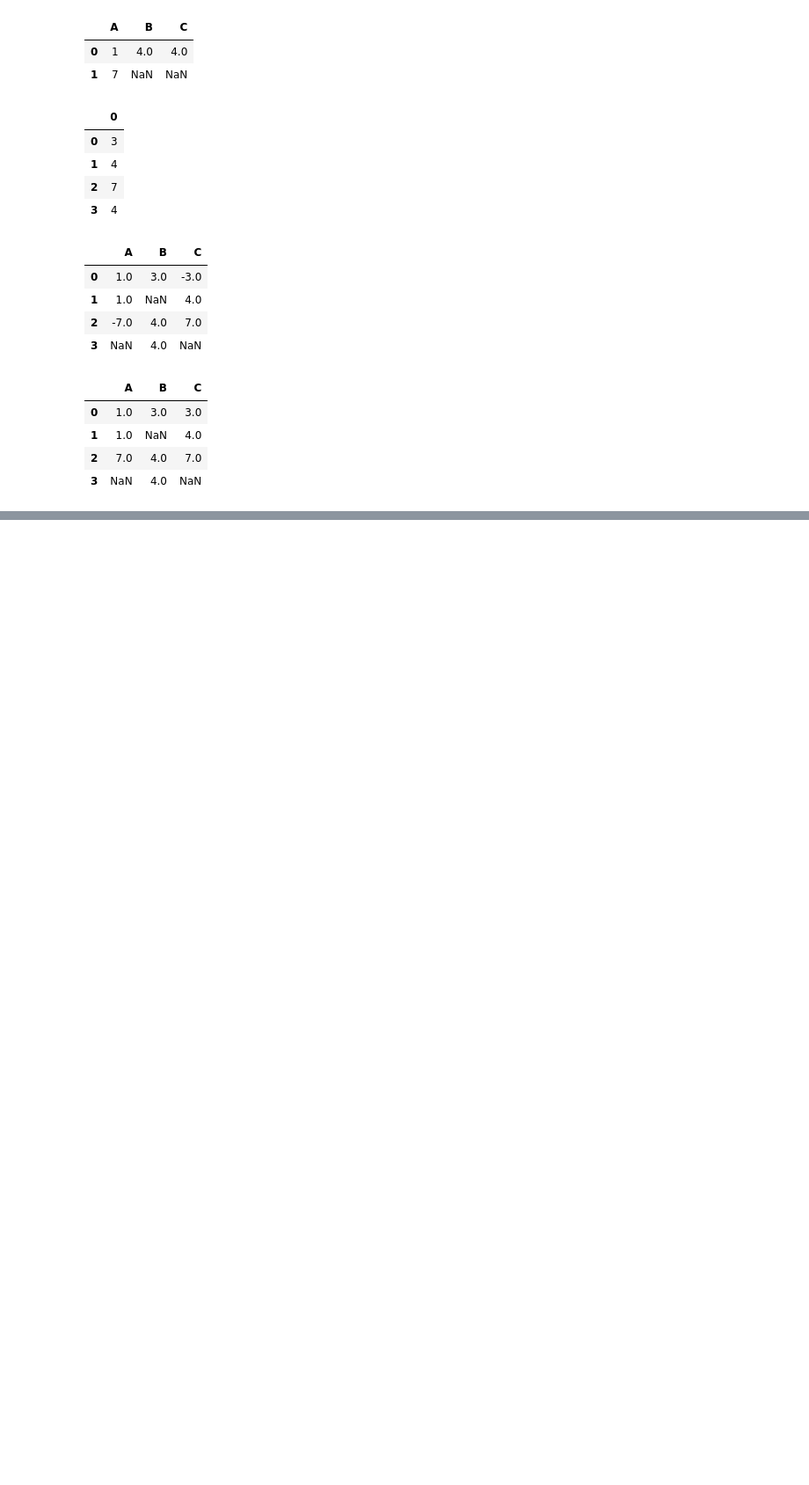
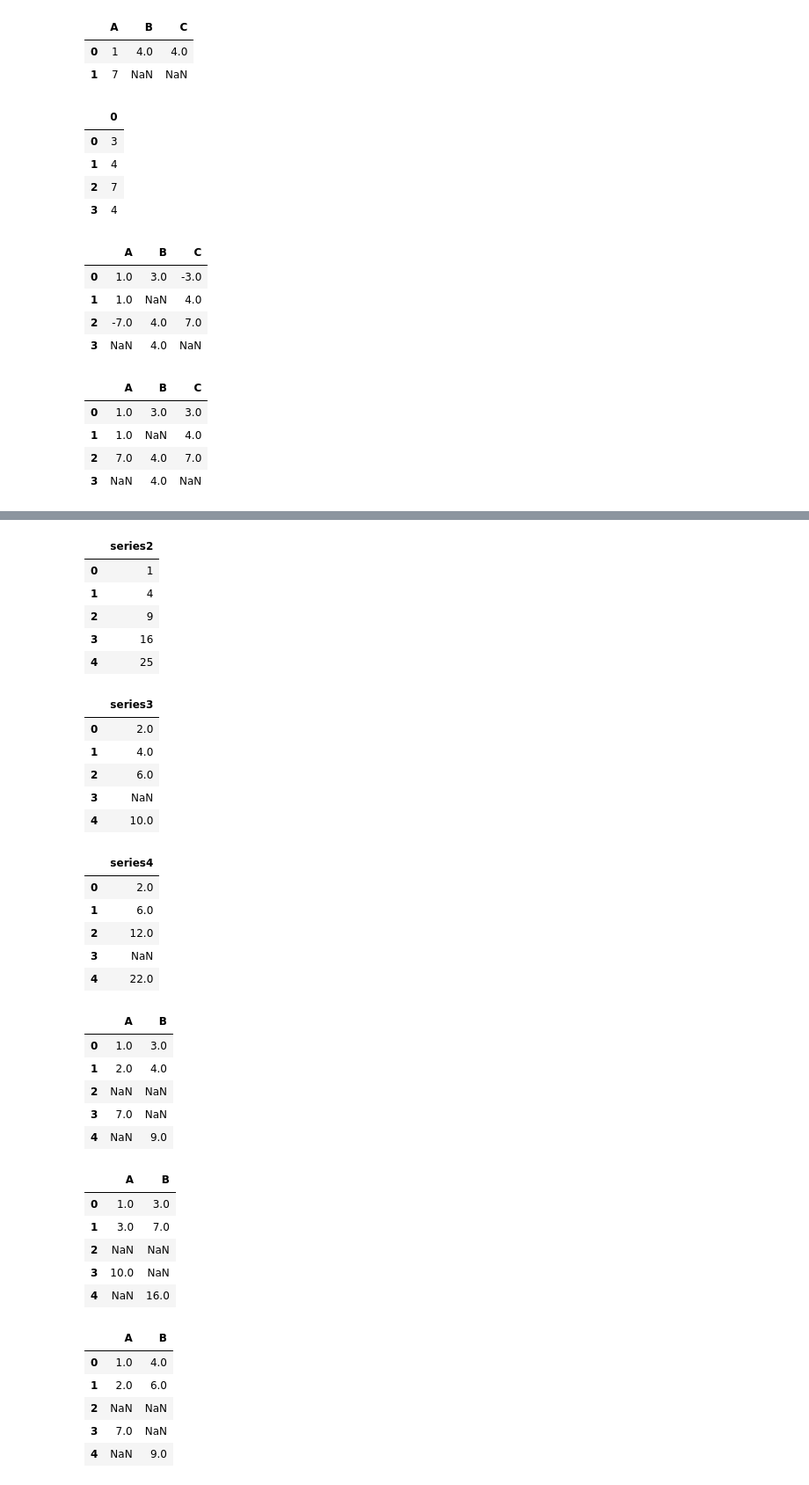
Before and after one commit to wangmu0115/HandsOn-ML, a Jupyter notebook: pandas/50__描述性统计.ipynb, the cells around one changed output, grey strips where cells are left out. Shown at 88% size. Cells and saved outputs as stored; diff of their text form; code cells hidden in the pictures; blank space fills up the shorter version.

```diff
--- a/pandas/50_描述性统计.ipynb
+++ b/pandas/50__描述性统计.ipynb
@@ -349,0 +364,4 @@ pprint_pds(df4, df4.std(), df4.std(ddof=0))
+# %%
+pprint_series(s1, s1.cumsum(), s2, s2.cumsum())
+pprint_dataframes(df1, df1.cumsum(), df1.cumsum(axis="columns"))
+# %% [output]
@@ -349,0 +374,36 @@ pprint_pds(df4, df4.std(), df4.std(ddof=0))
+|  | series2 |
+| 0 | 1 |
+| 1 | 4 |
+| 2 | 9 |
+| 3 | 16 |
+| 4 | 25 |
+|  | series3 |
+| 0 | 2.0 |
+| 1 | 4.0 |
+| 2 | 6.0 |
+| 3 | NaN |
+| 4 | 10.0 |
+|  | series4 |
+| 0 | 2.0 |
+| 1 | 6.0 |
+| 2 | 12.0 |
+| 3 | NaN |
+| 4 | 22.0 |
+|  | A | B |
+| 0 | 1.0 | 3.0 |
+| 1 | 2.0 | 4.0 |
+| 2 | NaN | NaN |
+| 3 | 7.0 | NaN |
+| 4 | NaN | 9.0 |
+|  | A | B |
+| 0 | 1.0 | 3.0 |
+| 1 | 3.0 | 7.0 |
+| 2 | NaN | NaN |
+| 3 | 10.0 | NaN |
+| 4 | NaN | 16.0 |
+|  | A | B |
+| 0 | 1.0 | 4.0 |
+| 1 | 2.0 | 6.0 |
+| 2 | NaN | NaN |
+| 3 | 7.0 | NaN |
+| 4 | NaN | 9.0 |
```
Also changed, not shown: parts of 7 cells of this notebook, 1 other file.
